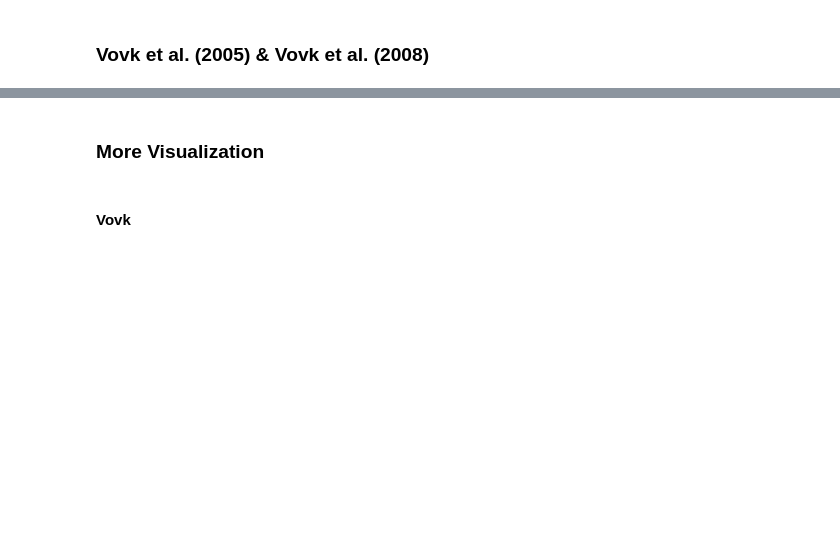
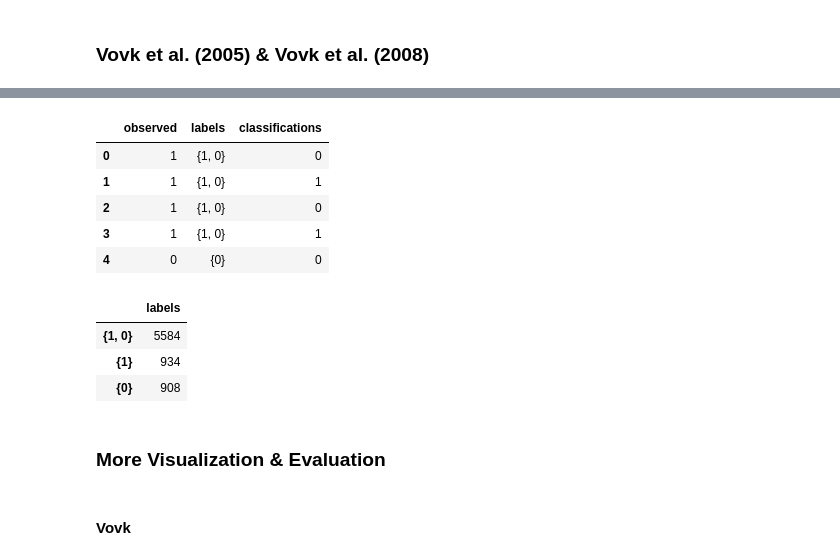
Before and after one commit to haileyvu9/RP, a Jupyter notebook: Research_Project_Hailey_Update.ipynb, the cells around one changed output, grey strips where cells are left out. Drawn from its saved outputs; the diff is of its cells as text; code cells hidden in the pictures; blank space fills up the shorter version.

```diff
--- a/Research_Project_Hailey_Update.ipynb
+++ b/Research_Project_Hailey_Update.ipynb
@@ -817,0 +822,14 @@ CE_Vovk
+# %%
+icp = IcpClassifier(ClassifierNc(ClassifierAdapter(XGBClassifier(**grid_search.best_params_, random_state=42)),
+                                 InverseProbabilityErrFunc()))
+# %%
+# Fit the ICP using the proper training set
+icp.fit(X_train, y_train)
+
+# Calibrate the ICP using the calibraiton set
+icp.calibrate(X_calib, y_calib)
+# %%
+prediction_set_nonconformist = icp.predict(X_test.values, significance=0.05)
+# %%
+for i in range(len(prediction_set_Vovk)):
+  print(prediction_set_Vovk[i], prediction_set_nonconformist[i, :])
@@ -818,5 +854,31 @@ CE_Vovk
+# %%
+# Collate predictions
+
+results_sets_nonconformist = pd.DataFrame()
+results_sets_nonconformist['observed'] = [class_labels[i] for i in y_test]
+results_sets_nonconformist['labels'] = get_prediction_set_labels(prediction_set_nonconformist, class_labels)
+results_sets_nonconformist['classifications'] = [class_labels[i] for i in y_pred_test]
+
+# Show first 10 results
+results_sets_nonconformist.head(5)
+# %% [output]
+|  | observed | labels | classifications |
+| 0 | 1 | {1, 0} | 0 |
+| 1 | 1 | {1, 0} | 1 |
+| 2 | 1 | {1, 0} | 0 |
+| 3 | 1 | {1, 0} | 1 |
+| 4 | 0 | {0} | 0 |
+# %%
+value_counts_nonconformist = results_sets_nonconformist['labels'].value_counts()
+value_counts_nonconformist_df = pd.DataFrame(value_counts_nonconformist)
+value_counts_nonconformist_df
+# %% [output]
+|  | labels |
+| {1, 0} | 5584 |
+| {1} | 934 |
+| {0} | 908 |
 # %% [markdown]
-### More Visualization
+### More Visualization & Evaluation
 # %% [markdown]
 #### Vovk
 # %%
```
Also changed, not shown: parts of 48 cells of this notebook.
